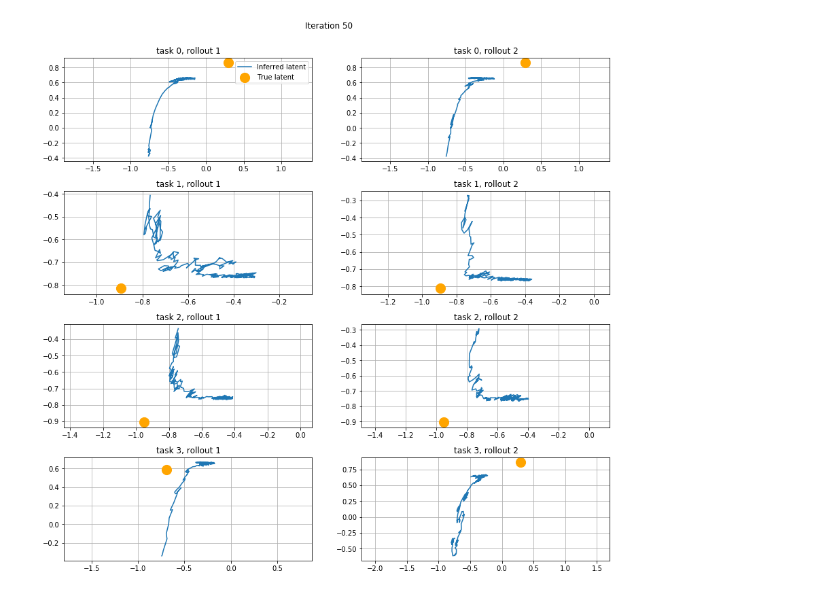
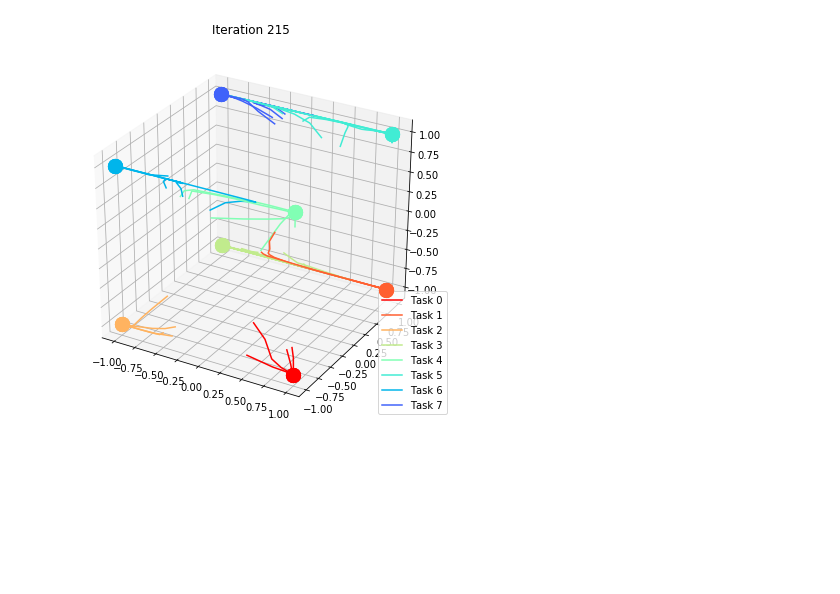
Before and after one commit to ryanjulian/embed2learn, a Jupyter notebook: notebooks/analyze_inference_net.ipynb, the cells around one changed output. Cells and saved outputs as stored; diff of their text form; code cells hidden in the pictures; blank space fills up the shorter version.

```diff
--- a/notebooks/analyze_inference_net.ipynb
+++ b/notebooks/analyze_inference_net.ipynb
@@ -1,13 +1,26 @@
 # %%
 import pickle
 import os
+import copy
 
-itr = 50
-samples_folder = "ppo-point-embed-makeplots/ppo_point_embed_makeplots_2018_08_21_10_16_18_0001"
+itr = 215
+# samples_folder = "ppo-point-embed-tanh/ppo_point_embed_tanh_2018_08_21_19_27_48_0001"
+samples_folder = "ppo-point-embed-makeplots/ppo_point_embed_makeplots_2018_08_21_19_59_46_0001"
+samples_folder = "sawyer-reach-embed-tanh/sawyer_reach_embed_tanh_2018_08_21_19_31_34_0001"
 
 samples_file = "samples_%i.pkl" % itr
 data_dir = os.path.join(os.getcwd(), "../../../data/local")
 with open(os.path.join(data_dir, samples_folder, samples_file), "rb") as fin:
     samples = pickle.load(fin)
 samples.keys()
+ntasks = samples["tasks"][0].shape[1]
+tasks = {}
+for i in range(len(samples["tasks"])):
+    task = np.argmax(samples["tasks"][i][0])
+    if not task in tasks:
+        tasks[task] = [i]
+    else:
+        tasks[task].append(i)
+task_nums = ", ".join("%i x task %i" % (len(tasks[task]), task) for task in range(ntasks))
+print('Loaded %i trajectories (%s).' % (len(samples["tasks"]), task_nums))
 # %% [output]
@@ -87,42 +94,64 @@ import matplotlib.pyplot as plt
 import matplotlib.gridspec as gridspec
 import numpy as np
 
+all_rollouts_in_one_plot = True
+
 title = 'Iteration %i' % itr
 ntasks = samples["tasks"][0].shape[1]
 print("Tasks:", ntasks)
 nlatents = samples["latents"][0].shape[1]
 print("Latents:", nlatents)
-nrollouts = 2
-fig = plt.figure(figsize=(nlatents * 6, ntasks * 3))
-fig.suptitle(title)
+nrollouts = 4
 
-assert(nlatents == 2)
+assert(nlatents == 2 or nlatents == 3)
 
 infer_axes = []
 colormap = lambda x: matplotlib.cm.get_cmap("rainbow")(1. - x)
 
-gs0 = gridspec.GridSpec(ntasks, 1)
-for task in range(ntasks):
-    gs00 = gridspec.GridSpecFromSubplotSpec(1, nrollouts, subplot_spec=gs0[task])
-    if task > 0:
-#         infer_ax.get_shared_x_axes().join(infer_ax, infer_axes[0])
-        infer_ax.get_shared_y_axes().join(infer_ax, infer_axes[0])
+if all_rollouts_in_one_plot:
+    fig = plt.figure(figsize=(6, 6))
+else:
+    fig = plt.figure(figsize=(nrollouts * 6, 6))
+    gs0 = gridspec.GridSpec(1, nrollouts)
+fig.suptitle(title)
+if all_rollouts_in_one_plot:
+    if nlatents == 2:
+        infer_ax = fig.add_subplot(111)
+    else:
+        from mpl_toolkits import mplot3d
+        infer_ax = fig.add_subplot(111, projection='3d')
+    infer_ax.grid()
+for i in range(nrollouts):
+    if not all_rollouts_in_one_plot:
+        if nlatents == 2:
+            infer_ax = fig.add_subplot(gs0[i])
+        else:
+            from mpl_toolkits import mplot3d
+            infer_ax = fig.add_subplot(gs0[i], projection='3d')
+        if i > 0:
+            infer_ax.get_shared_x_axes().join(infer_ax, infer_axes[0])
+            infer_ax.get_shared_y_axes().join(infer_ax, infer_axes[0])
 
-    for i in range(nrollouts):
-        infer_ax = plt.Subplot(fig, gs00[i])
-        infer_ax.set_title("task %i, rollout %i" % (task, i+1))
-        infer_ax.axis('equal')
+        infer_ax.set_title("rollout %i" % (i+1))
         infer_ax.grid()
-        inferred_latent = samples["trajectory_infos"]["mean"][task + i*ntasks]
-        true_latent = samples["latent_infos"]["mean"][task + i*ntasks][0]
+    for task in range(ntasks):
+        if i >= len(tasks[task]):
+            continue
+        inferred_latent = samples["trajectory_infos"]["mean"][tasks[task][i]]
+        true_latent = samples["latent_infos"]["mean"][tasks[task][i]][0]
 
-        infer_ax.scatter([true_latent[0]], [true_latent[1]], s=200, zorder=2, label="True latent", c="orange")
-        infer_ax.plot(inferred_latent[:,0], inferred_latent[:,1], zorder=2,
-                     label="Inferred latent")
-        if task == 0 and i == 0:
-            infer_ax.legend()
-        infer_axes.append(infer_ax)
-        fig.add_subplot(infer_ax)
+        color = colormap(task * 1. / ntasks)
+        if nlatents == 2:
+            infer_ax.scatter([true_latent[0]], [true_latent[1]], s=200, zorder=2, c=color)
+            infer_ax.plot(inferred_latent[:,0], inferred_latent[:,1], zorder=2,
+                         label="Task %i" % task, c=color)
+        else:
+            infer_ax.scatter([true_latent[0]], [true_latent[1]], [true_latent[2]], s=200, zorder=2, c=color)
+            infer_ax.plot(inferred_latent[:,0], inferred_latent[:,1], inferred_latent[:,2], zorder=2,
+                         label="Task %i" % task, c=color)
+    if i == 0:
+        infer_ax.legend()
+    infer_axes.append(infer_ax)
 fig.tight_layout(rect=[0, 0.03, 1, 0.95])
 fig.savefig("inference_net_%i.png" % itr)
 # %% [output]
@@ -131 +160 @@ Latents: 2
-[figure, old version]
+[figure, new version]
```
Also changed, not shown: parts of 3 cells of this notebook, 1 other file.
